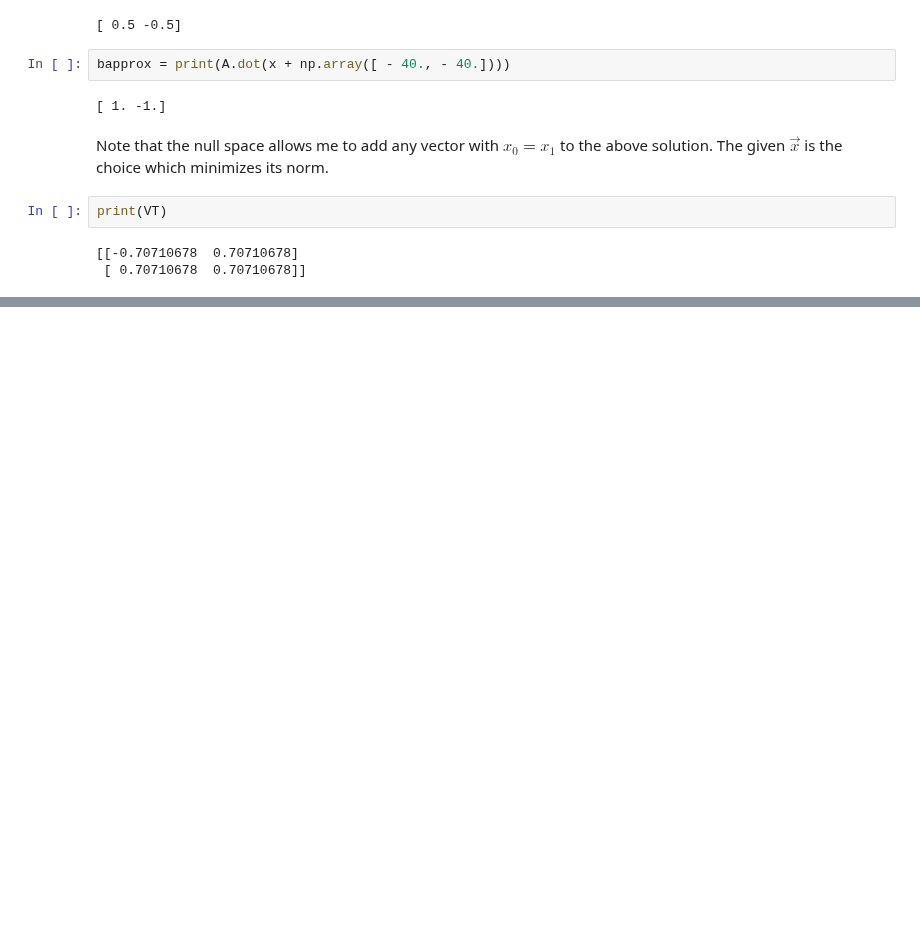
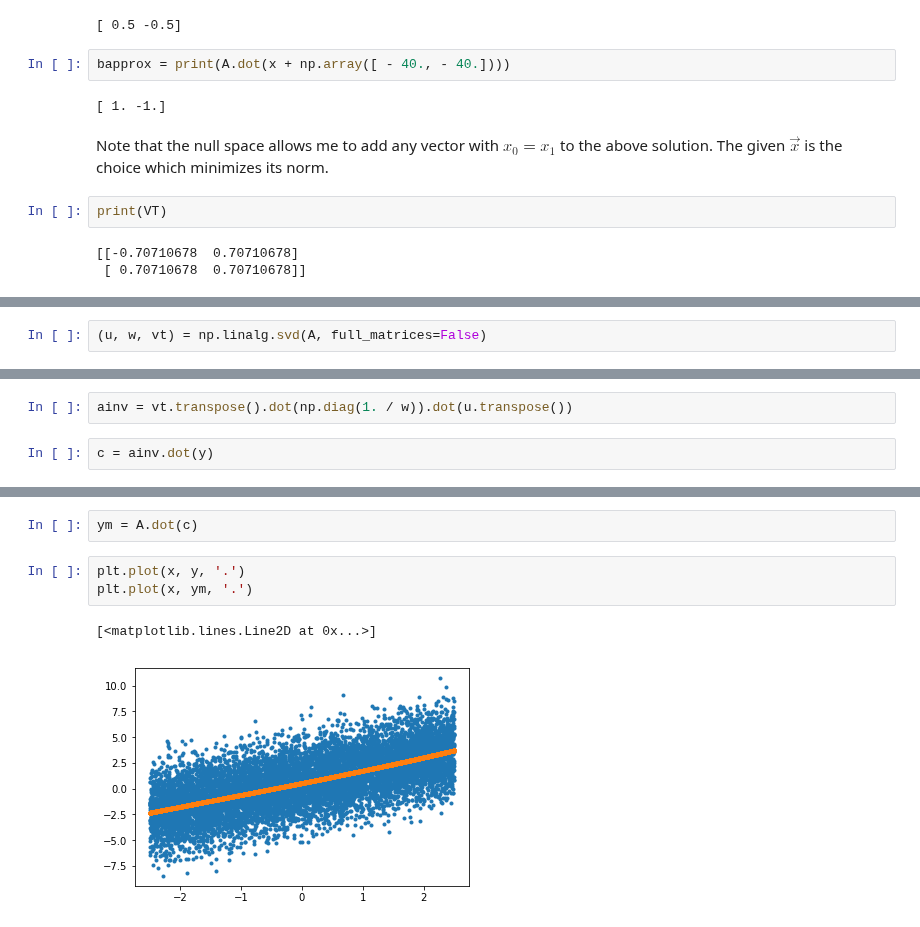
Before and after one commit to blanton144/computational, a Jupyter notebook: docs/notebooks/linear-algebra.ipynb, the cells around one changed output, grey strips where cells are left out. Drawn from its saved outputs; the diff is of its cells as text; blank space fills up the shorter version.

```diff
--- a/docs/notebooks/linear-algebra.ipynb
+++ b/docs/notebooks/linear-algebra.ipynb
@@ -287,0 +305,2 @@ print(VT)
+# %%
+(u, w, vt) = np.linalg.svd(A, full_matrices=False)
@@ -287,0 +311,4 @@ print(VT)
+# %%
+ainv = vt.transpose().dot(np.diag(1. / w)).dot(u.transpose())
+# %%
+c = ainv.dot(y)
@@ -287,0 +319,8 @@ print(VT)
+# %%
+ym = A.dot(c)
+# %%
+plt.plot(x, y, '.')
+plt.plot(x, ym, '.')
+# %% [output]
+[<matplotlib.lines.Line2D at 0x...>]
+[figure, added]
```
Also changed, not shown: parts of 6 cells of this notebook.
